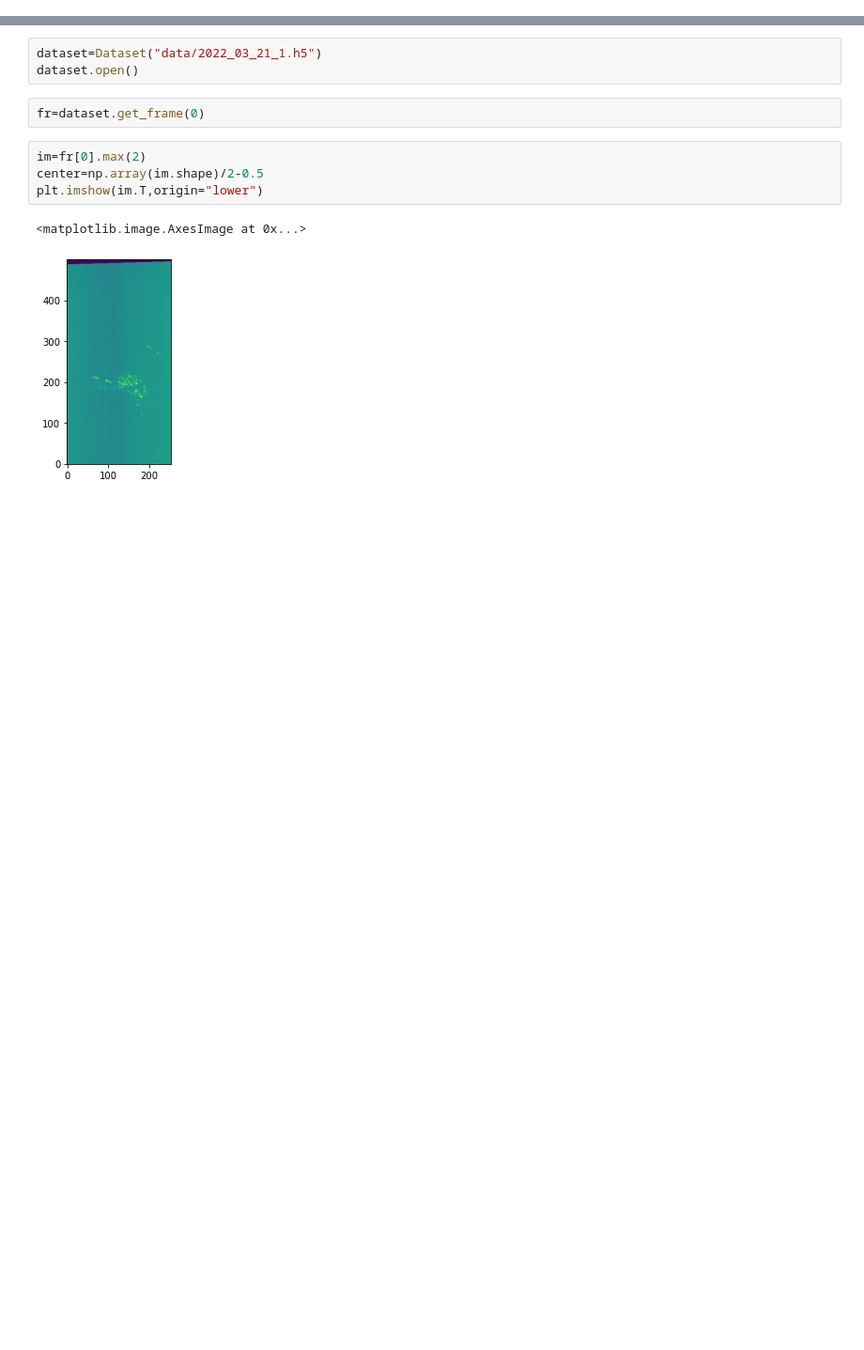
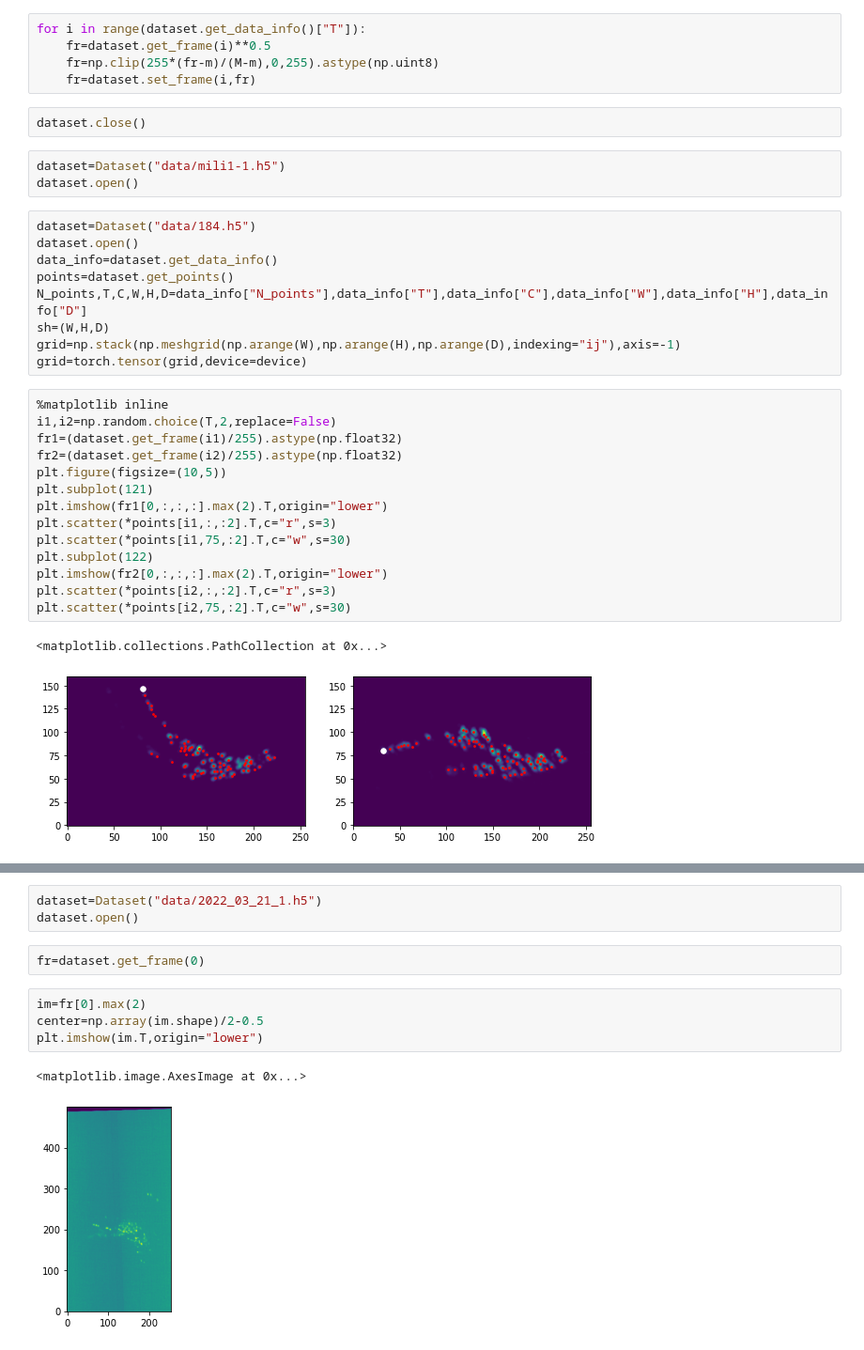
Before and after one commit to cfpark00/TrackingGUI, a Jupyter notebook: tester.ipynb, the cells around one changed output, grey strips where cells are left out. Shown: that part at 94% size. Cells and saved outputs as stored; diff of their text form; blank space fills up the shorter version.

```diff
--- a/tester.ipynb
+++ b/tester.ipynb
@@ -9,0 +70,36 @@ import scipy.ndimage as sim
+# %%
+for i in range(dataset.get_data_info()["T"]):
+    fr=dataset.get_frame(i)**0.5
+    fr=np.clip(255*(fr-m)/(M-m),0,255).astype(np.uint8)
+    fr=dataset.set_frame(i,fr)
+# %%
+dataset.close()
+# %%
+dataset=Dataset("data/mili1-1.h5")
+dataset.open()
+# %%
+dataset=Dataset("data/184.h5")
+dataset.open()
+data_info=dataset.get_data_info()
+points=dataset.get_points()
+N_points,T,C,W,H,D=data_info["N_points"],data_info["T"],data_info["C"],data_info["W"],data_info["H"],data_info["D"]
+sh=(W,H,D)
+grid=np.stack(np.meshgrid(np.arange(W),np.arange(H),np.arange(D),indexing="ij"),axis=-1)
+grid=torch.tensor(grid,device=device)
+# %%
+%matplotlib inline
+i1,i2=np.random.choice(T,2,replace=False)
+fr1=(dataset.get_frame(i1)/255).astype(np.float32)
+fr2=(dataset.get_frame(i2)/255).astype(np.float32)
+plt.figure(figsize=(10,5))
+plt.subplot(121)
+plt.imshow(fr1[0,:,:,:].max(2).T,origin="lower")
+plt.scatter(*points[i1,:,:2].T,c="r",s=3)
+plt.scatter(*points[i1,75,:2].T,c="w",s=30)
+plt.subplot(122)
+plt.imshow(fr2[0,:,:,:].max(2).T,origin="lower")
+plt.scatter(*points[i2,:,:2].T,c="r",s=3)
+plt.scatter(*points[i2,75,:2].T,c="w",s=30)
+# %% [output]
+<matplotlib.collections.PathCollection at 0x...>
+[figure, added]
```
Also changed, not shown: parts of 30 cells of this notebook, 8 other files.
